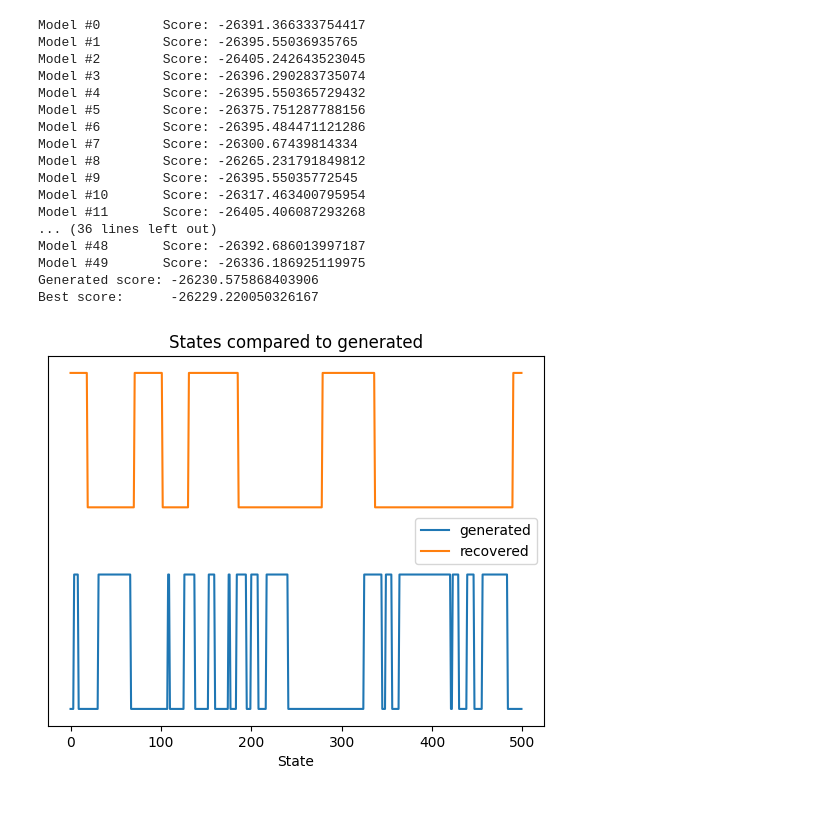
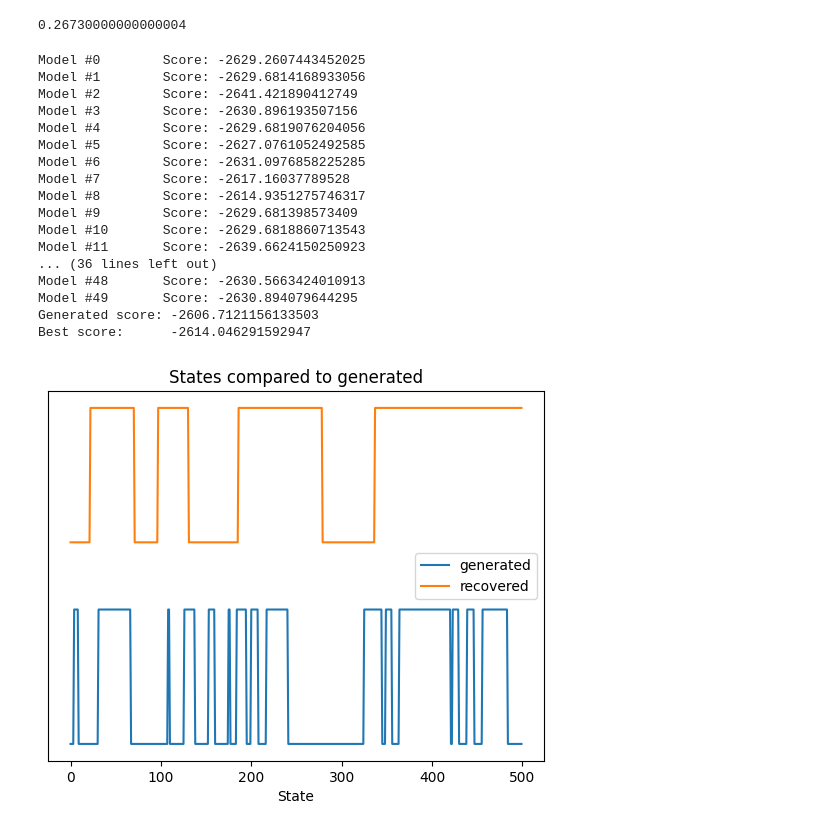
Before and after one commit to tomO-L/phd, a Jupyter notebook: playground.ipynb, the cells around one changed output. Drawn from its saved outputs; the diff is of its cells as text; code cells hidden in the pictures.

```diff
--- a/playground.ipynb
+++ b/playground.ipynb
@@ -28,7 +28,7 @@ gen_model.emissionprob_ = \
               [1 / 10, 1 / 10, 1 / 10, 1 / 10, 1 / 10, 1 / 2]])
 
 # simulate the loaded dice rolls
-rolls, gen_states = gen_model.sample(30000)
+rolls, gen_states = gen_model.sample(3000)
 
 # plot states over time, let's just look at the first rolls for clarity
 fig, ax = plt.subplots()
@@ -55,3 +58,7 @@ fig.show()
+# %%
+0.33*0.81
+# %% [output]
+0.26730000000000004
 # %%
 # split our data into training and validation sets (50/50 split)
 X_train = rolls[:rolls.shape[0] // 2]
@@ -72,51 +79,51 @@ for idx in range(n_fits):
     # we know transitions are rare (otherwise the casino would get caught!)
     # so let's have an Dirichlet random prior with an alpha value of
     # (0.1, 0.9) to enforce our assumption transitions happen roughly 10%
     # of the time
     model.transmat_ = np.array([np.random.dirichlet([0.9, 0.1]),
                                 np.random.dirichlet([0.1, 0.9])])
     model.fit(X_train)
     score = model.score(X_validate)
     print(f'Model #{idx}\tScore: {score}')
     if best_score is None or score > best_score:
         best_model = model
         best_score = score
 
 print(f'Generated score: {gen_score}\nBest score:      {best_score}')
 
 # use the Viterbi algorithm to predict the most likely sequence of states
 # given the model
 states = best_model.predict(rolls)
 
 # plot our recovered states compared to generated (aim 1)
 fig, ax = plt.subplots()
 ax.plot(gen_states[:500], label='generated')
-ax.plot(states[:500] + 1.5, label='recovered')
+ax.plot(abs(states[:500]-1) + 1.5, label='recovered')
 ax.set_yticks([])
 ax.set_title('States compared to generated')
 ax.set_xlabel('Time (# rolls)')
 ax.set_xlabel('State')
 ax.legend()
 fig.show()
 # %% [output]
-Model #0        Score: -26391.366333754417
-Model #1        Score: -26395.55036935765
-Model #2        Score: -26405.242643523045
-Model #3        Score: -26396.290283735074
-Model #4        Score: -26395.550365729432
-Model #5        Score: -26375.751287788156
-Model #6        Score: -26395.484471121286
-Model #7        Score: -26300.67439814334
-Model #8        Score: -26265.231791849812
-Model #9        Score: -26395.55035772545
-Model #10       Score: -26317.463400795954
-Model #11       Score: -26405.406087293268
+Model #0        Score: -2629.2607443452025
+Model #1        Score: -2629.6814168933056
+Model #2        Score: -2641.421890412749
+Model #3        Score: -2630.896193507156
+Model #4        Score: -2629.6819076204056
+Model #5        Score: -2627.0761052492585
+Model #6        Score: -2631.0976858225285
+Model #7        Score: -2617.16037789528
+Model #8        Score: -2614.9351275746317
+Model #9        Score: -2629.681398573409
+Model #10       Score: -2629.6818860713543
+Model #11       Score: -2639.6624150250923
 ... (36 lines left out)
-Model #48       Score: -26392.686013997187
-Model #49       Score: -26336.186925119975
-Generated score: -26230.575868403906
-Best score:      -26229.220050326167
+Model #48       Score: -2630.5663424010913
+Model #49       Score: -2630.894079644295
+Generated score: -2606.7121156133503
+Best score:      -2614.046291592947
-[figure, old version]
+[figure, new version]
 # %%
 print(f'Transmission Matrix Generated:\n{gen_model.transmat_.round(3)}\n\n'
       f'Transmission Matrix Recovered:\n{best_model.transmat_.round(3)}\n\n')
```
Also changed, not shown: parts of 8 cells of this notebook, 3 other files.
